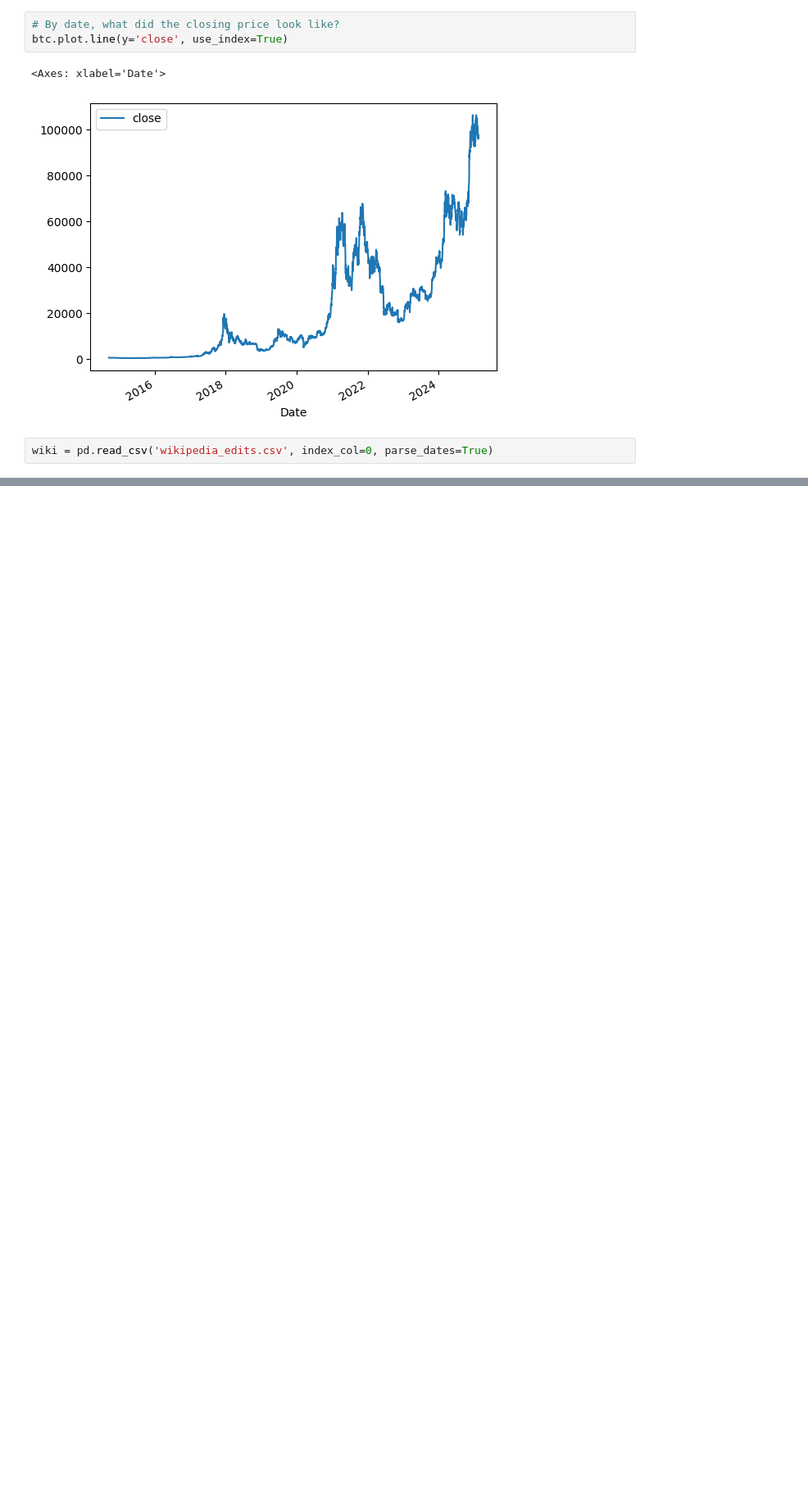
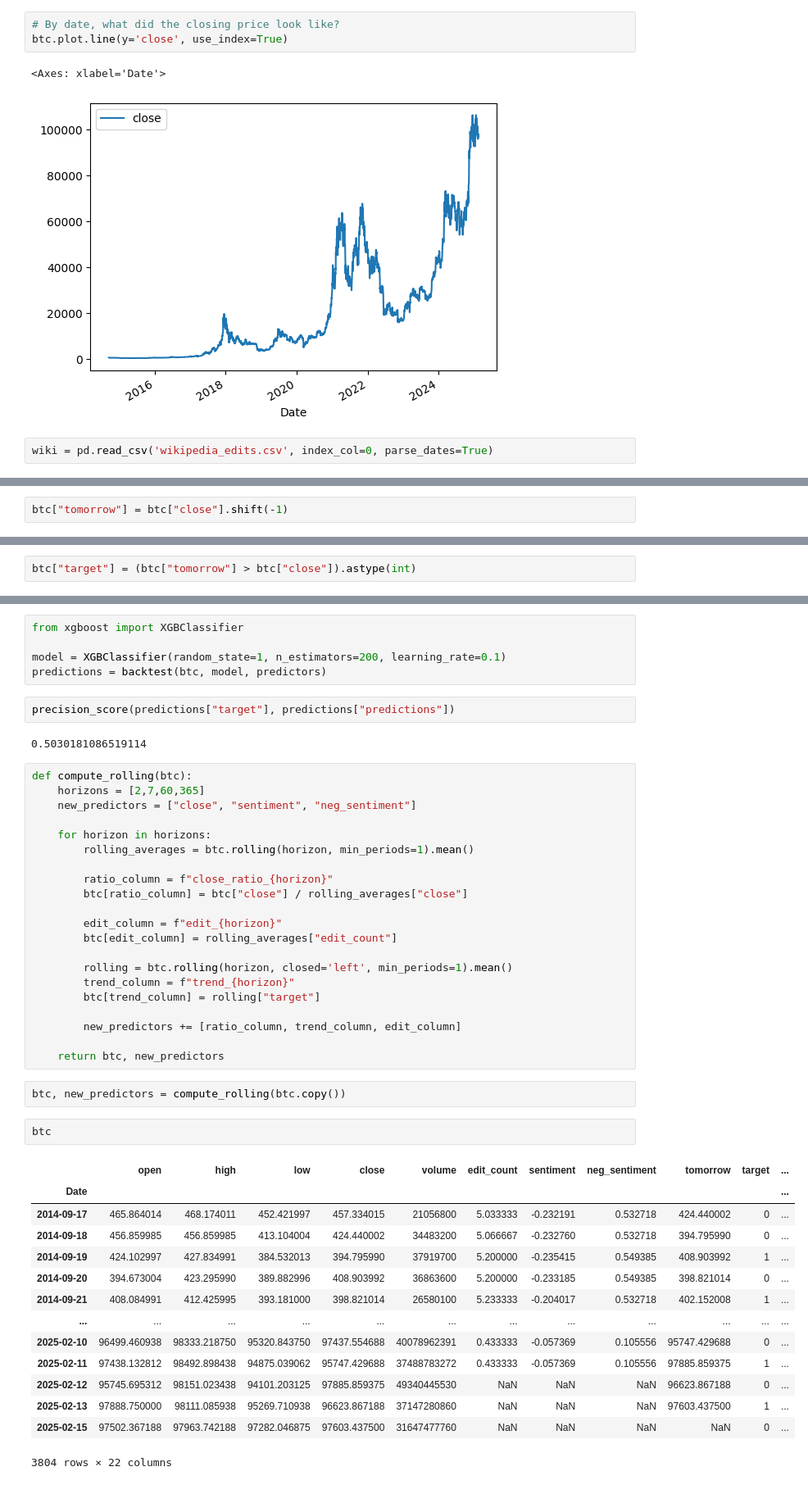
Before and after one commit to ygebre1/bitcoin-price-predictor, a Jupyter notebook: prediction_live.ipynb, the cells around one changed output, grey strips where cells are left out. Shown at 82% size. Saved outputs shown, nothing was run; the diff lists cells and outputs as text; blank space fills up the shorter version.

Commit message:
completed version of the notebook with possible ways to improve model

```diff
--- a/prediction_live.ipynb
+++ b/prediction_live.ipynb
@@ -79,0 +142,2 @@ wiki = pd.read_csv('wikipedia_edits.csv', index_col=0, parse_dates=True)
+# %%
+btc["tomorrow"] = btc["close"].shift(-1)
@@ -79,0 +161,2 @@ wiki = pd.read_csv('wikipedia_edits.csv', index_col=0, parse_dates=True)
+# %%
+btc["target"] = (btc["tomorrow"] > btc["close"]).astype(int)
@@ -79,0 +232,49 @@ wiki = pd.read_csv('wikipedia_edits.csv', index_col=0, parse_dates=True)
+# %%
+from xgboost import XGBClassifier
+
+model = XGBClassifier(random_state=1, n_estimators=200, learning_rate=0.1)
+predictions = backtest(btc, model, predictors)
+# %%
+precision_score(predictions["target"], predictions["predictions"])
+# %% [output]
+0.5030181086519114
+# %%
+def compute_rolling(btc):
+    horizons = [2,7,60,365]
+    new_predictors = ["close", "sentiment", "neg_sentiment"]
+
+    for horizon in horizons:
+        rolling_averages = btc.rolling(horizon, min_periods=1).mean()
+
+        ratio_column = f"close_ratio_{horizon}"
+        btc[ratio_column] = btc["close"] / rolling_averages["close"]
+
+        edit_column = f"edit_{horizon}"
+        btc[edit_column] = rolling_averages["edit_count"]
+
+        rolling = btc.rolling(horizon, closed='left', min_periods=1).mean()
+        trend_column = f"trend_{horizon}"
+        btc[trend_column] = rolling["target"]
+
+        new_predictors += [ratio_column, trend_column, edit_column]
+
+    return btc, new_predictors
+# %%
+btc, new_predictors = compute_rolling(btc.copy())
+# %%
+btc
+# %% [output]
+|  | open | high | low | close | volume | edit_count | sentiment | neg_sentiment | tomorrow | target | ... |
+| Date |  |  |  |  |  |  |  |  |  |  | ... |
+| 2014-09-17 | 465.864014 | 468.174011 | 452.421997 | 457.334015 | 21056800 | 5.033333 | -0.232191 | 0.532718 | 424.440002 | 0 | ... |
+| 2014-09-18 | 456.859985 | 456.859985 | 413.104004 | 424.440002 | 34483200 | 5.066667 | -0.232760 | 0.532718 | 394.795990 | 0 | ... |
+| 2014-09-19 | 424.102997 | 427.834991 | 384.532013 | 394.795990 | 37919700 | 5.200000 | -0.235415 | 0.549385 | 408.903992 | 1 | ... |
+| 2014-09-20 | 394.673004 | 423.295990 | 389.882996 | 408.903992 | 36863600 | 5.200000 | -0.233185 | 0.549385 | 398.821014 | 0 | ... |
+| 2014-09-21 | 408.084991 | 412.425995 | 393.181000 | 398.821014 | 26580100 | 5.233333 | -0.204017 | 0.532718 | 402.152008 | 1 | ... |
+| ... | ... | ... | ... | ... | ... | ... | ... | ... | ... | ... | ... |
+| 2025-02-10 | 96499.460938 | 98333.218750 | 95320.843750 | 97437.554688 | 40078962391 | 0.433333 | -0.057369 | 0.105556 | 95747.429688 | 0 | ... |
+| 2025-02-11 | 97438.132812 | 98492.898438 | 94875.039062 | 95747.429688 | 37488783272 | 0.433333 | -0.057369 | 0.105556 | 97885.859375 | 1 | ... |
+| 2025-02-12 | 95745.695312 | 98151.023438 | 94101.203125 | 97885.859375 | 49340445530 | NaN | NaN | NaN | 96623.867188 | 0 | ... |
+| 2025-02-13 | 97888.750000 | 98111.085938 | 95269.710938 | 96623.867188 | 37147280860 | NaN | NaN | NaN | 97603.437500 | 1 | ... |
+| 2025-02-15 | 97502.367188 | 97963.742188 | 97282.046875 | 97603.437500 | 31647477760 | NaN | NaN | NaN | NaN | 0 | ... |
+3804 rows × 22 columns
```
Also changed, not shown: parts of 21 cells of this notebook.
